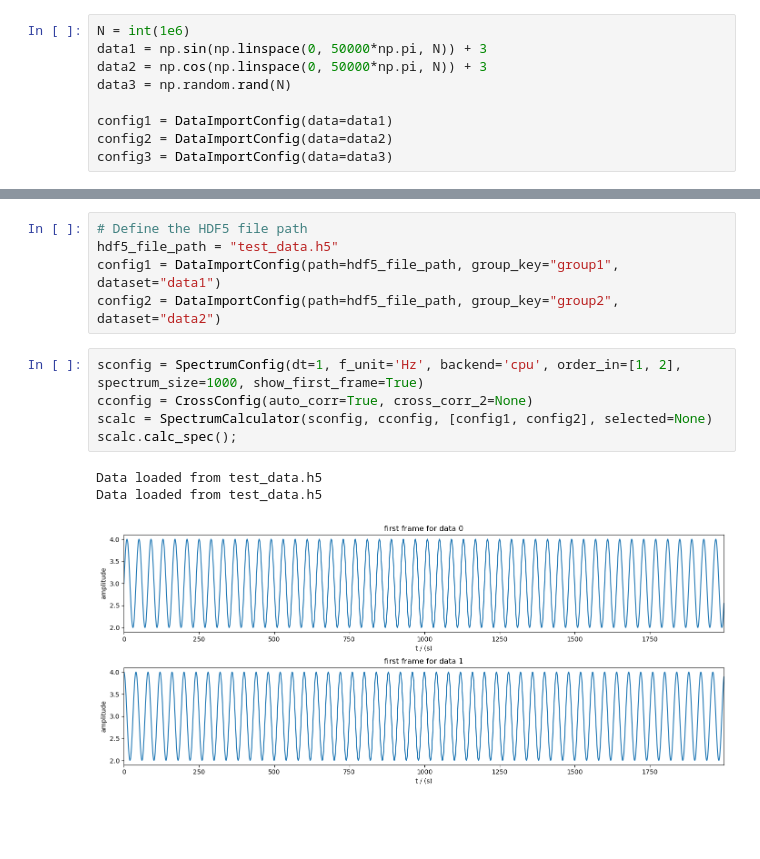
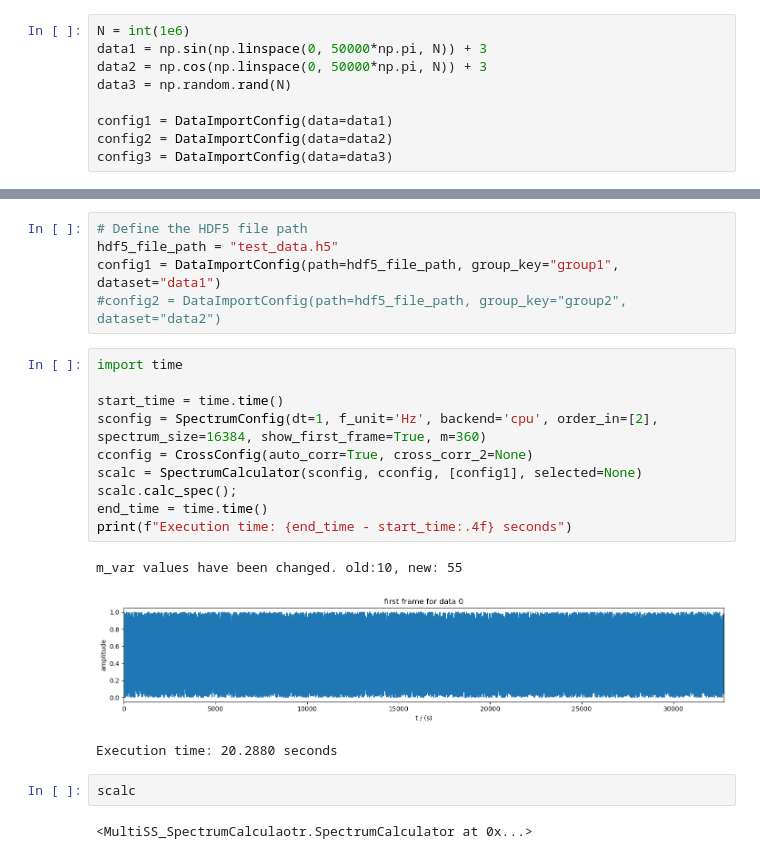
Before and after one commit to ArminGEtemad/SignalSnap-PyTorch, a Jupyter notebook: ExampleJupyterNB.ipynb, the cells around one changed output, grey strips where cells are left out. Drawn from its saved outputs; the diff is of its cells as text; blank space fills up the shorter version.

```diff
--- a/ExampleJupyterNB.ipynb
+++ b/ExampleJupyterNB.ipynb
@@ -66,13 +66,22 @@ S2 Scaling Information:
 # Define the HDF5 file path
 hdf5_file_path = "test_data.h5"
 config1 = DataImportConfig(path=hdf5_file_path, group_key="group1", dataset="data1")
-config2 = DataImportConfig(path=hdf5_file_path, group_key="group2", dataset="data2")
+#config2 = DataImportConfig(path=hdf5_file_path, group_key="group2", dataset="data2")
 # %%
-sconfig = SpectrumConfig(dt=1, f_unit='Hz', backend='cpu', order_in=[1, 2], spectrum_size=1000, show_first_frame=True)
+import time
+
+start_time = time.time()
+sconfig = SpectrumConfig(dt=1, f_unit='Hz', backend='cpu', order_in=[2], spectrum_size=16384, show_first_frame=True, m=360)
 cconfig = CrossConfig(auto_corr=True, cross_corr_2=None)
-scalc = SpectrumCalculator(sconfig, cconfig, [config1, config2], selected=None)
+scalc = SpectrumCalculator(sconfig, cconfig, [config1], selected=None)
 scalc.calc_spec();
+end_time = time.time()
+print(f"Execution time: {end_time - start_time:.4f} seconds")
 # %% [output]
-Data loaded from test_data.h5
-Data loaded from test_data.h5
+m_var values have been changed. old:10, new: 55
-[figure, old version]
+[figure, new version]
+Execution time: 20.2880 seconds
+# %%
+scalc
+# %% [output]
+<MultiSS_SpectrumCalculaotr.SpectrumCalculator at 0x...>
```
Also changed, not shown: parts of 3 cells of this notebook, 2 other files.
